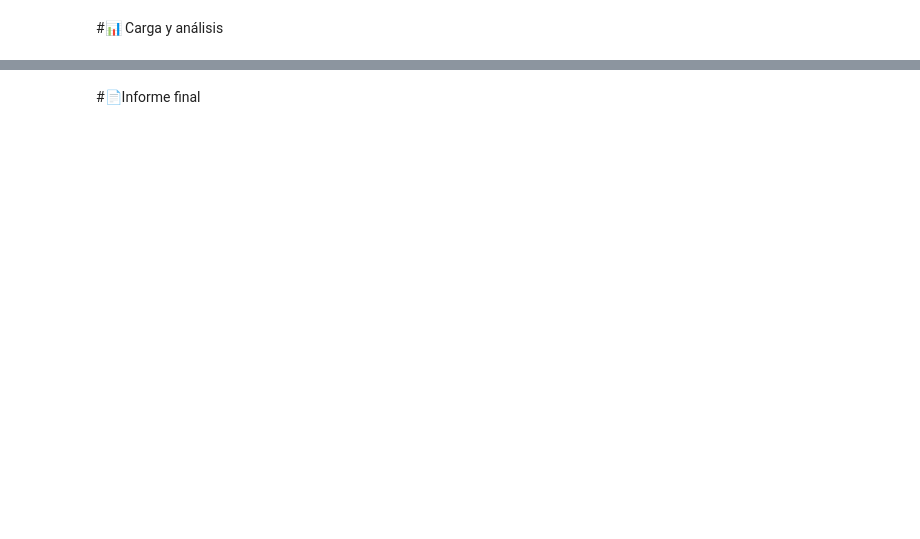
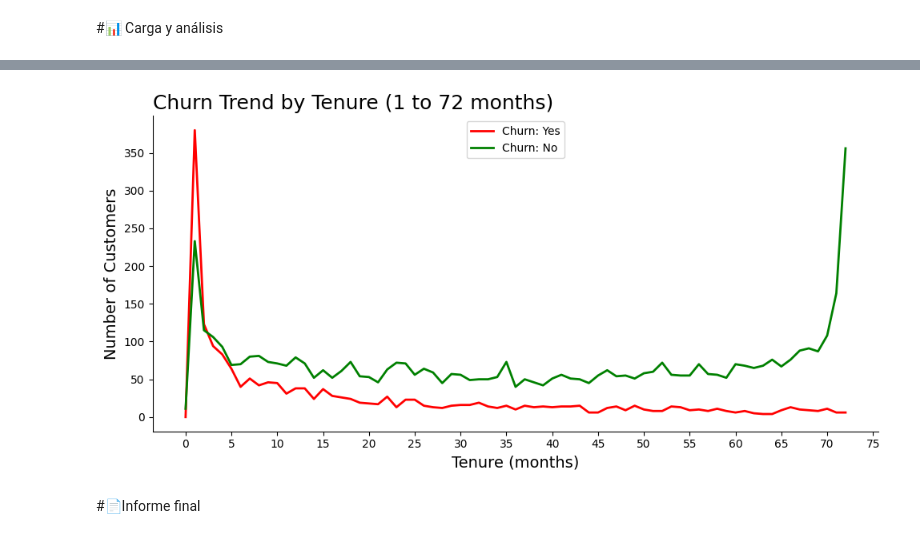
Before and after one commit to dialejo/Telecom-x, a Jupyter notebook: telecom_x_churn_analysis.ipynb, the cells around one changed output, grey strips where cells are left out. Cells and saved outputs as stored; diff of their text form; code cells hidden in the pictures; blank space fills up the shorter version.

```diff
--- a/telecom_x_churn_analysis.ipynb
+++ b/telecom_x_churn_analysis.ipynb
@@ -165,0 +195,3 @@ memory usage: 1.2+ MB
+# %%
+# despues de analizar las filas podemos concluir que como el tenuere es 0 eso significa que el charge total es nan lo podemos poner como cero
+df['Charges.Total'] = df['Charges.Total'].fillna(0)
@@ -165,0 +295,3 @@ memory usage: 1.2+ MB
+# %%
+#eliminando los datos nulos del Churn
+df = df[df['Churn']!='']
@@ -166,2 +312,7 @@ memory usage: 1.2+ MB
 # %% [markdown]
 #📊 Carga y análisis
+# %%
+#agrupando churn by
+
+df_by_tenure = df.groupby('tenure')['Churn'].value_counts().unstack()
+df_by_tenure
@@ -167,0 +334,3 @@ memory usage: 1.2+ MB
+# %%
+df_by_tenure['Yes'] = df_by_tenure['Yes'].fillna(0)
+df_by_tenure
@@ -168,2 +368,19 @@ memory usage: 1.2+ MB
+# %%
+
+fig, ax = plt.subplots(1,1,figsize=(10, 5))
+
+sns.lineplot(x=df_by_tenure.index, y=df_by_tenure['Yes'], color='red', label='Churn: Yes', lw=2)
+sns.lineplot(x=df_by_tenure.index, y=df_by_tenure['No'], color='green', label='Churn: No', lw=2)
+
+ax.set_title('Churn Trend by Tenure (1 to 72 months)', loc='left', fontsize=18)
+ax.set_xlabel('Tenure (months)', fontsize=14)
+ax.set_ylabel('Number of Customers', fontsize=14)
+ax.xaxis.set_major_locator(plt.MultipleLocator(5))
+ax.legend()
+sns.despine()
+plt.tight_layout()
+plt.show()
+# %% [output]
+[figure, added]
 # %% [markdown]
 #📄Informe final
```
Also changed, not shown: parts of 20 cells of this notebook.
